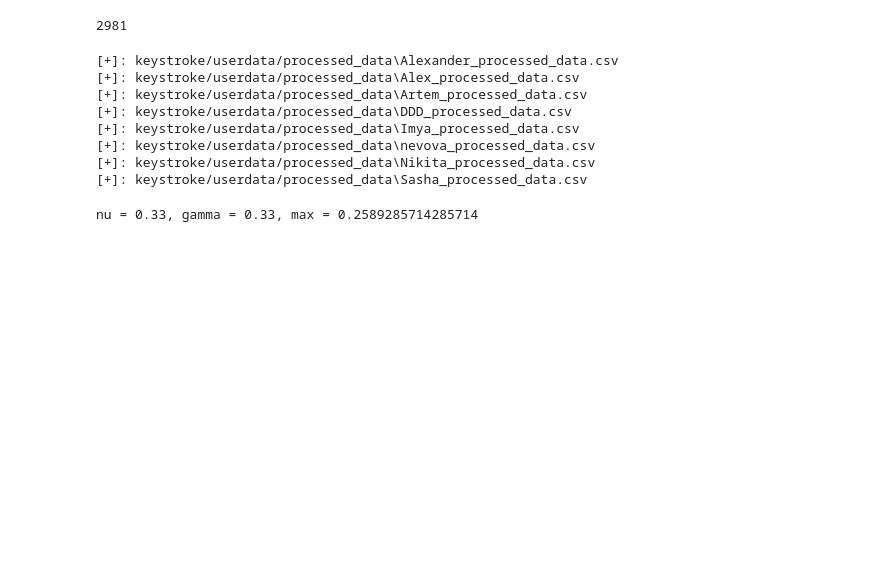
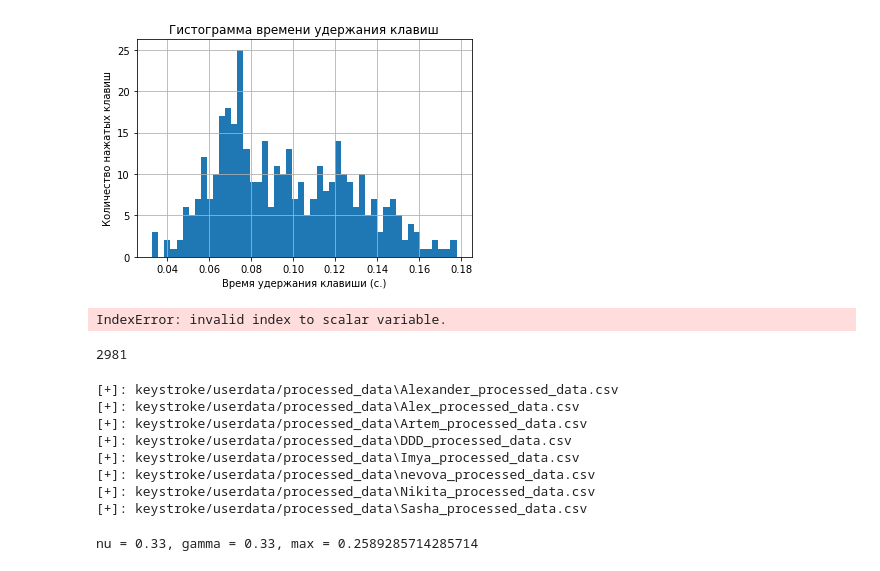
Before and after one commit to nikprid/Diplom, a Jupyter notebook: test.ipynb, the cells around one changed output. Saved outputs shown, nothing was run; the diff lists cells and outputs as text; code cells hidden in the pictures; blank space fills up the shorter version.

```diff
--- a/test.ipynb
+++ b/test.ipynb
@@ -9,3 +7,49 @@ data = pd.read_csv('keystroke/userdata/data.csv')
+# %%
+import matplotlib.pyplot as plt
+
+data = pd.read_csv('server/keystroke/userdata/processed_data/Alexander_processed_data.csv')
+
+#fig, ax = plt.subplots(2, 2, figsize=(16,12))
+
+# ax[0, 0].hist(data.HD, 50)
+# ax[0, 0].set_xlabel('Время удержания клавиши (с.)')
+# ax[0, 0].set_ylabel('Количество нажатых клавиш')
+# ax[0, 0].set_title('Гистограмма времени удержания клавиш')
+# ax[0, 0].grid(True)
+
+plt.hist(data.HD, 50)
+plt.xlabel('Время удержания клавиши (с.)')
+plt.ylabel('Количество нажатых клавиш')
+plt.title('Гистограмма времени удержания клавиш')
+plt.grid(True)
+plt.show()
+
+
+# ax[0, 1].hist(data.PPD, 20)
+# ax[0, 1].set_xlabel('Время между нажатиями клавиш (с.)')
+# ax[0, 1].set_ylabel('Количество нажатых клавиш')
+# ax[0, 1].set_title('Гистограмма времени между нажатиями клавиш')
+# ax[0, 1].grid(True)
+
+# ax[1, 0].hist(data.RPD, 20)
+# ax[1, 0].set_xlabel('Время перескока между клавишами (с.)')
+# ax[1, 0].set_ylabel('Количество нажатых клавиш')
+# ax[1, 0].set_title('Гистограмма времени перескока между клавишами')
+# ax[1, 0].grid(True)
+
+# ax[1, 1].hist(data.RRD, 20)
+# ax[1, 1].set_xlabel('Время между отжатиями клавиш (с.)')
+# ax[1, 1].set_ylabel('Количество нажатых клавиш')
+# ax[1, 1].set_title('Гистограмма времени между отжатиями клавиш')
+# ax[1, 1].grid(True)
+# %% [output]
+[figure, added]
+# %%
+print(data.head().time[1])
+print(data.head().time[0])
+print(data.head().time[1]-data.head().time[0])
+# %% [output]
+IndexError: invalid index to scalar variable.
 # %%
 len(data.sample(frac=1).reset_index(drop=True))
 # %% [output]
```
Also changed, not shown: parts of 12 cells of this notebook, 19 other files.
